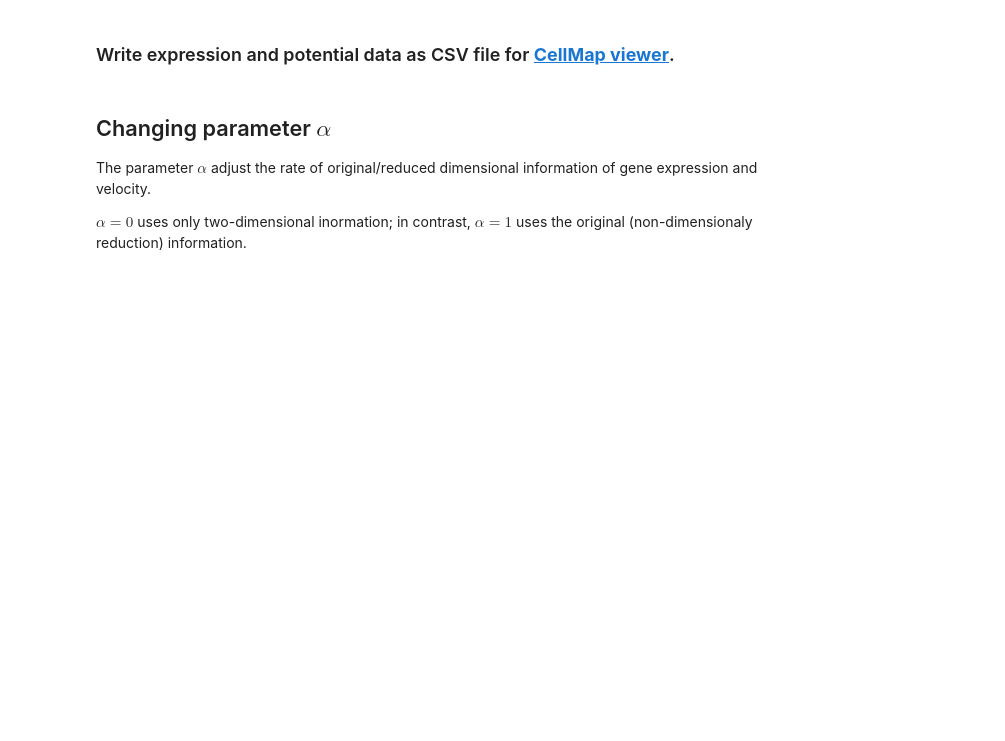
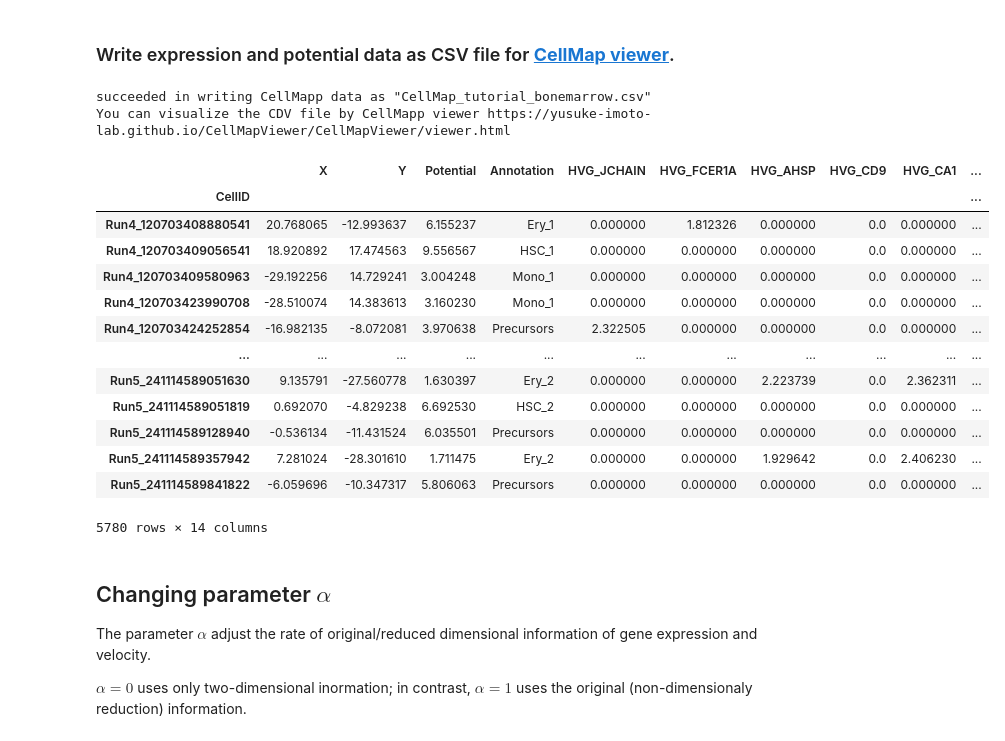
Before and after one commit to yusuke-imoto-lab/CellMap, a Jupyter notebook: tutorial/CellMap_tutorial_bonemarrow.ipynb, the cells around one changed output. Saved outputs shown, nothing was run; the diff lists cells and outputs as text; code cells hidden in the pictures; blank space fills up the shorter version.

```diff
--- a/tutorial/CellMap_tutorial_bonemarrow.ipynb
+++ b/tutorial/CellMap_tutorial_bonemarrow.ipynb
@@ -99,7 +113,24 @@ cellmap.view_surface_3D_cluster(adata, basis='X_tsne', cluster_key ='clusters',e
 # %% [markdown]
 ### Write expression and potential data as CSV file for **[CellMap viewer](https://github.com/yusuke-imoto-lab/CellMapViewer)**.
 # %%
-cellmap.write(adata, basis='X_tsne', filename='CellMap_tutorial_hippocampus',expression_key='RECODE_log')
+cellmap.write(adata, basis='X_tsne', filename='CellMap_tutorial_bonemarrow')
+# %% [output]
+succeeded in writing CellMapp data as "CellMap_tutorial_bonemarrow.csv"
+You can visualize the CDV file by CellMapp viewer https://yusuke-imoto-lab.github.io/CellMapViewer/CellMapViewer/viewer.html
+|  | X | Y | Potential | Annotation | HVG_JCHAIN | HVG_FCER1A | HVG_AHSP | HVG_CD9 | HVG_CA1 | ... |
+| CellID |  |  |  |  |  |  |  |  |  | ... |
+| Run4_120703408880541 | 20.768065 | -12.993637 | 6.155237 | Ery_1 | 0.000000 | 1.812326 | 0.000000 | 0.0 | 0.000000 | ... |
+| Run4_120703409056541 | 18.920892 | 17.474563 | 9.556567 | HSC_1 | 0.000000 | 0.000000 | 0.000000 | 0.0 | 0.000000 | ... |
+| Run4_120703409580963 | -29.192256 | 14.729241 | 3.004248 | Mono_1 | 0.000000 | 0.000000 | 0.000000 | 0.0 | 0.000000 | ... |
+| Run4_120703423990708 | -28.510074 | 14.383613 | 3.160230 | Mono_1 | 0.000000 | 0.000000 | 0.000000 | 0.0 | 0.000000 | ... |
+| Run4_120703424252854 | -16.982135 | -8.072081 | 3.970638 | Precursors | 2.322505 | 0.000000 | 0.000000 | 0.0 | 0.000000 | ... |
+| ... | ... | ... | ... | ... | ... | ... | ... | ... | ... | ... |
+| Run5_241114589051630 | 9.135791 | -27.560778 | 1.630397 | Ery_2 | 0.000000 | 0.000000 | 2.223739 | 0.0 | 2.362311 | ... |
+| Run5_241114589051819 | 0.692070 | -4.829238 | 6.692530 | HSC_2 | 0.000000 | 0.000000 | 0.000000 | 0.0 | 0.000000 | ... |
+| Run5_241114589128940 | -0.536134 | -11.431524 | 6.035501 | Precursors | 0.000000 | 0.000000 | 0.000000 | 0.0 | 0.000000 | ... |
+| Run5_241114589357942 | 7.281024 | -28.301610 | 1.711475 | Ery_2 | 0.000000 | 0.000000 | 1.929642 | 0.0 | 2.406230 | ... |
+| Run5_241114589841822 | -6.059696 | -10.347317 | 5.806063 | Precursors | 0.000000 | 0.000000 | 0.000000 | 0.0 | 0.000000 | ... |
+5780 rows × 14 columns
 # %% [markdown]
 ## Changing parameter $\alpha$
 
```
Also changed, not shown: parts of 12 cells of this notebook, 6 other files.
